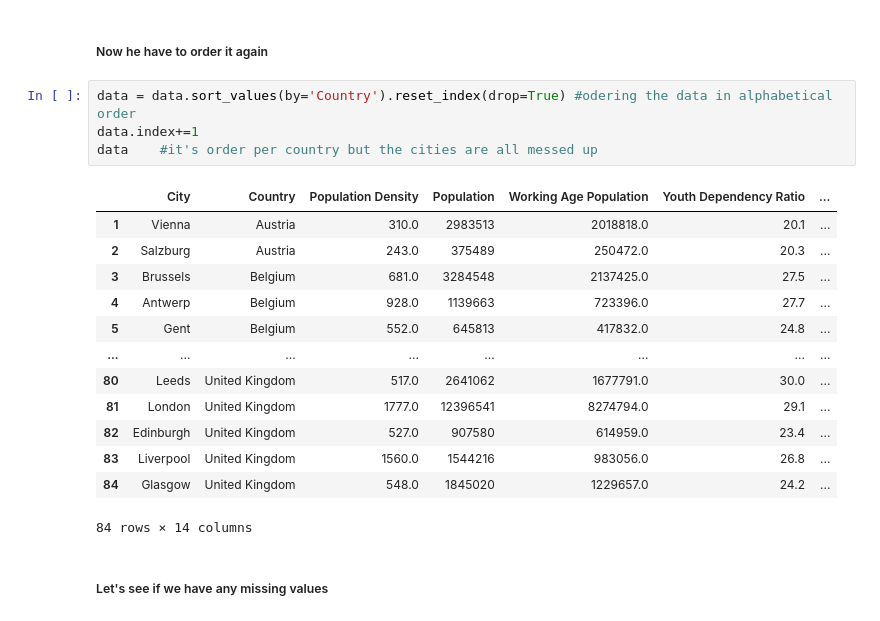
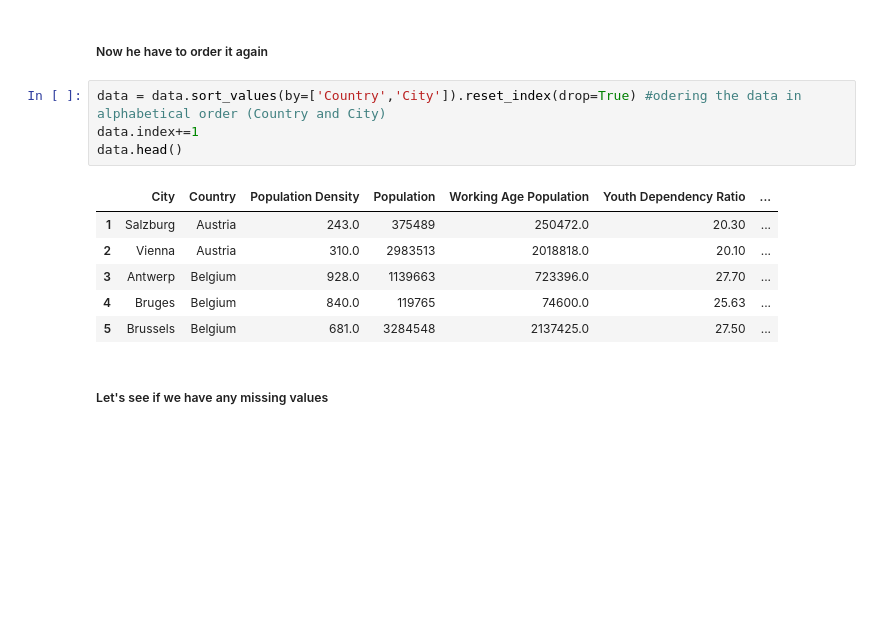
Before and after one commit to UniProjects171/Programming-for-Data-Science, a Jupyter notebook: Project_PDS.ipynb, the cells around one changed output. Saved outputs shown, nothing was run; the diff lists cells and outputs as text; blank space fills up the shorter version.

```diff
--- a/Project_PDS.ipynb
+++ b/Project_PDS.ipynb
@@ -312,23 +312,16 @@ data
 # %% [markdown]
 ##### Now he have to order it again
 # %%
-data = data.sort_values(by='Country').reset_index(drop=True) #odering the data in alphabetical order
+data = data.sort_values(by=['Country','City']).reset_index(drop=True) #odering the data in alphabetical order (Country and City)
 data.index+=1
-data    #it's order per country but the cities are all messed up
+data.head()
 # %% [output]
 |  | City | Country | Population Density | Population | Working Age Population | Youth Dependency Ratio | ... |
-| 1 | Vienna | Austria | 310.0 | 2983513 | 2018818.0 | 20.1 | ... |
-| 2 | Salzburg | Austria | 243.0 | 375489 | 250472.0 | 20.3 | ... |
-| 3 | Brussels | Belgium | 681.0 | 3284548 | 2137425.0 | 27.5 | ... |
-| 4 | Antwerp | Belgium | 928.0 | 1139663 | 723396.0 | 27.7 | ... |
-| 5 | Gent | Belgium | 552.0 | 645813 | 417832.0 | 24.8 | ... |
-| ... | ... | ... | ... | ... | ... | ... | ... |
-| 80 | Leeds | United Kingdom | 517.0 | 2641062 | 1677791.0 | 30.0 | ... |
-| 81 | London | United Kingdom | 1777.0 | 12396541 | 8274794.0 | 29.1 | ... |
-| 82 | Edinburgh | United Kingdom | 527.0 | 907580 | 614959.0 | 23.4 | ... |
-| 83 | Liverpool | United Kingdom | 1560.0 | 1544216 | 983056.0 | 26.8 | ... |
-| 84 | Glasgow | United Kingdom | 548.0 | 1845020 | 1229657.0 | 24.2 | ... |
+| 1 | Salzburg | Austria | 243.0 | 375489 | 250472.0 | 20.30 | ... |
+| 2 | Vienna | Austria | 310.0 | 2983513 | 2018818.0 | 20.10 | ... |
+| 3 | Antwerp | Belgium | 928.0 | 1139663 | 723396.0 | 27.70 | ... |
+| 4 | Bruges | Belgium | 840.0 | 119765 | 74600.0 | 25.63 | ... |
+| 5 | Brussels | Belgium | 681.0 | 3284548 | 2137425.0 | 27.50 | ... |
-84 rows × 14 columns
 # %% [markdown]
 ##### Let's see if we have any missing values
 # %%
```
Also changed, not shown: parts of 22 cells of this notebook.
